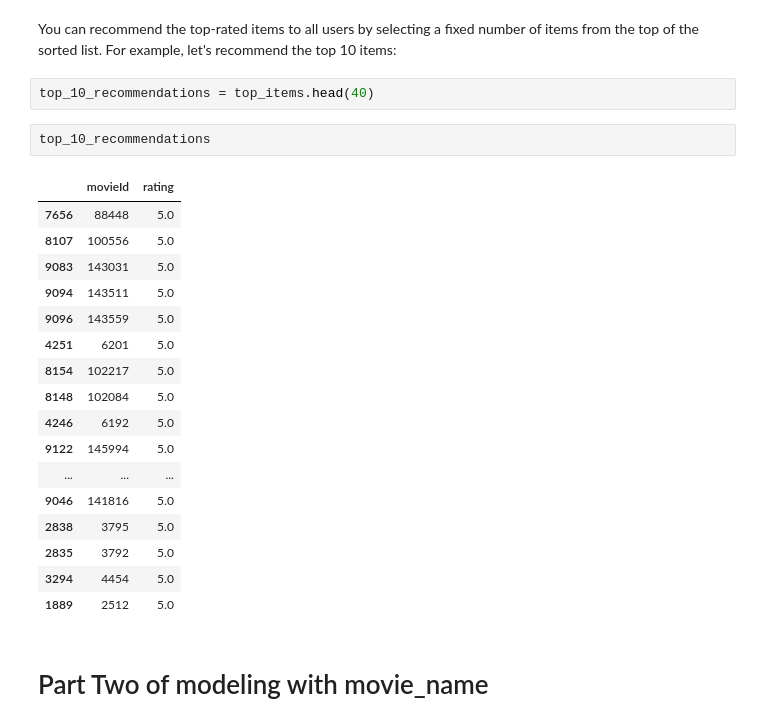
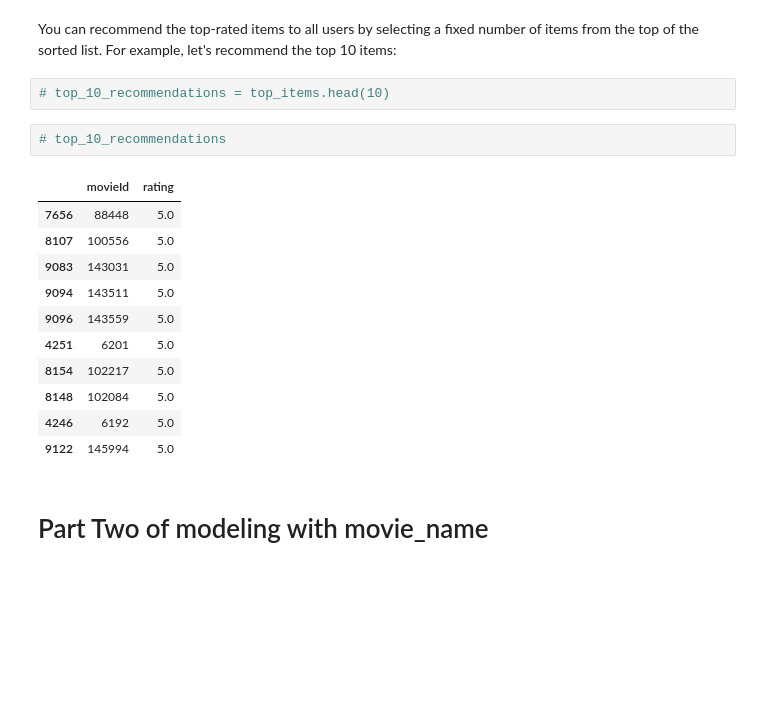
Before and after one commit to Oruko-pj/movie-recommendation-system, a Jupyter notebook: ml-latest-small/ml-latest-small/Baseline Modeling .ipynb, the cells around one changed output. Cells and saved outputs as stored; diff of their text form; blank space fills up the shorter version.

```diff
--- a/ml-latest-small/ml-latest-small/Baseline Modeling .ipynb
+++ b/ml-latest-small/ml-latest-small/Baseline Modeling .ipynb
@@ -114,27 +58,21 @@ top_items.tail()
 # %% [markdown]
 You can recommend the top-rated items to all users by selecting a fixed number of items from the top of the sorted list. For example, let's recommend the top 10 items:
 # %%
-top_10_recommendations = top_items.head(40)
+# top_10_recommendations = top_items.head(10)
 # %%
-top_10_recommendations
+# top_10_recommendations
 # %% [output]
 |  | movieId | rating |
 | 7656 | 88448 | 5.0 |
 | 8107 | 100556 | 5.0 |
 | 9083 | 143031 | 5.0 |
 | 9094 | 143511 | 5.0 |
 | 9096 | 143559 | 5.0 |
 | 4251 | 6201 | 5.0 |
 | 8154 | 102217 | 5.0 |
 | 8148 | 102084 | 5.0 |
 | 4246 | 6192 | 5.0 |
 | 9122 | 145994 | 5.0 |
-| ... | ... | ... |
-| 9046 | 141816 | 5.0 |
-| 2838 | 3795 | 5.0 |
-| 2835 | 3792 | 5.0 |
-| 3294 | 4454 | 5.0 |
-| 1889 | 2512 | 5.0 |
 # %% [markdown]
 # Part Two of modeling with movie_name
 # %%
```
Also changed, not shown: parts of 10 cells of this notebook, 2 other files.
